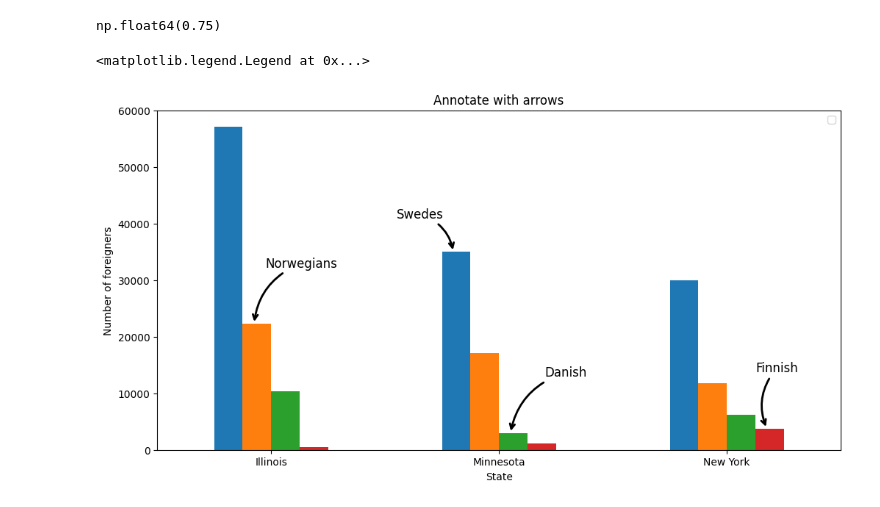
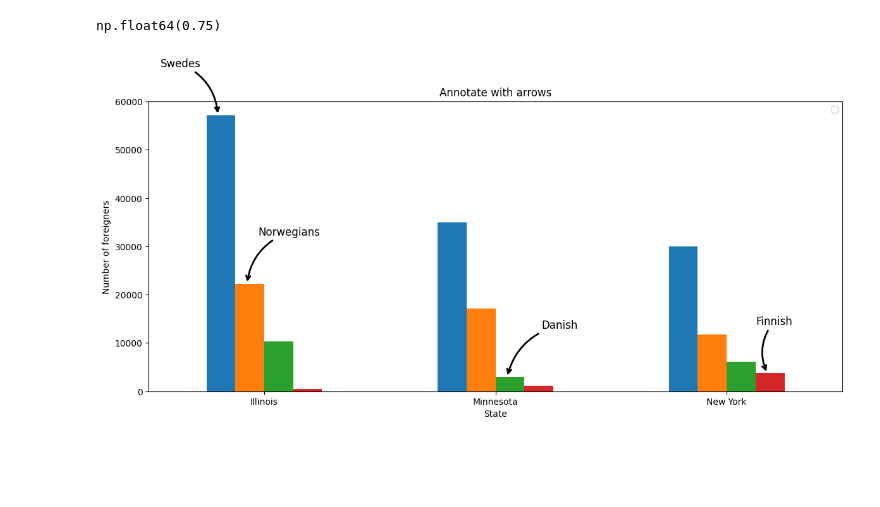
Before and after one commit to erikunevik/data_visualization_erik_unevik_de24, a Jupyter notebook: 03/matplotlib_annontations_erik.ipynb, the cells around one changed output. Drawn from its saved outputs; the diff is of its cells as text; code cells hidden in the pictures; blank space fills up the shorter version.

```diff
--- a/03/matplotlib_annontations_erik.ipynb
+++ b/03/matplotlib_annontations_erik.ipynb
@@ -115,7 +117,7 @@ dtypes: int64(5)
 memory usage: 6.4 KB
 # %%
 df_nordic = duckdb.query(
-    """
+    """--sql
         WITH nordic AS (
         FROM df
             SELECT
@@ -136,7 +138,7 @@ df_nordic = duckdb.query(
             nordic
         DESC
              """
-).df()
+).df() # The second to create another column called Nordic
 
 df_nordic.head()
 # %% [output]
@@ -218,33 +226,37 @@ swede_bars[1].get_x()
 # %% [output]
 np.float64(0.75)
 # %%
+# Tuple unpacking of ax.containers that is a ist of four barcontainers, which contains 3 artists each
 swede_bars, norwegian_bars, danish_bars, finnish_bars = ax.containers
 
 ax = nordic_plot()
 
 
 def annotate_nordic(bar_artist, text, x_offset=0.3, y_offset=5000):
     xy = (bar_artist.get_x(), bar_artist.get_height())
 
+    # ternary statement
     rad = -0.3 if x_offset < 0 else 0.3
 
     arrowprops = dict(arrowstyle="->", connectionstyle=f"arc3, rad={rad}", linewidth=2)
 
     ax.annotate(
         text=text,
         xy=(xy[0] + 0.05, xy[1]),
         xytext=(xy[0] + x_offset, xy[1] + y_offset),
         arrowprops=arrowprops,
         fontsize=12,
     )
 
-annotate_nordic(swede_bars[1], "Swedes", x_offset=-0.2, y_offset=6000)
+annotate_nordic(swede_bars[0], "Swedes", x_offset=-0.2, y_offset=10000)
 annotate_nordic(norwegian_bars[0], "Norwegians", x_offset=0.1, y_offset=10000)
 annotate_nordic(finnish_bars[2], "Finnish", x_offset=0, y_offset=10000)
 annotate_nordic(danish_bars[1], "Danish", x_offset=0.2, y_offset=10000)
 
 ax.set(title = "Annotate with arrows", ylabel="Number of foreigners")
 ax.legend("")
+fig = ax.get_figure()
+fig.tight_layout()
+fig.savefig("figures/arrow_annotations.png")
 # %% [output]
-<matplotlib.legend.Legend at 0x...>
-[figure, old version]
+[figure, new version]
```
Also changed, not shown: parts of 5 cells of this notebook, 7 other files.
